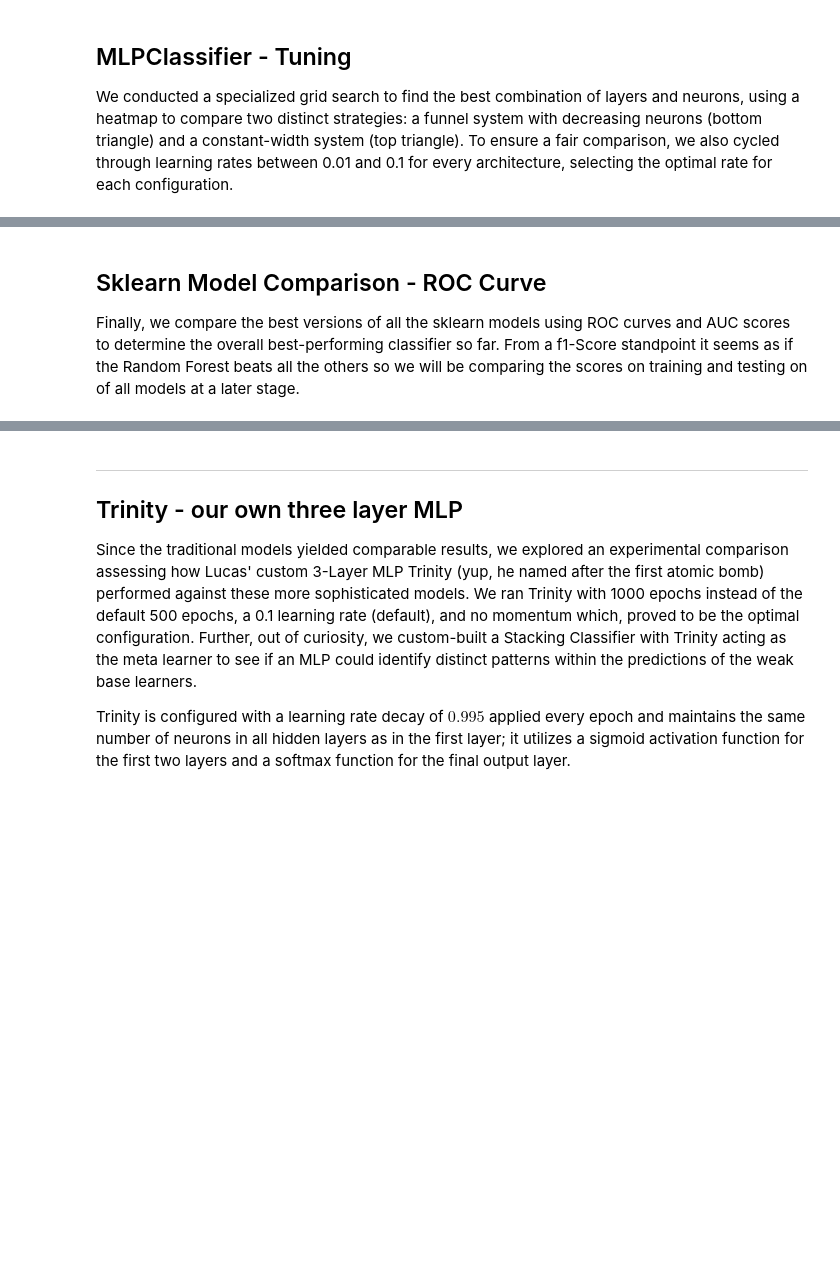
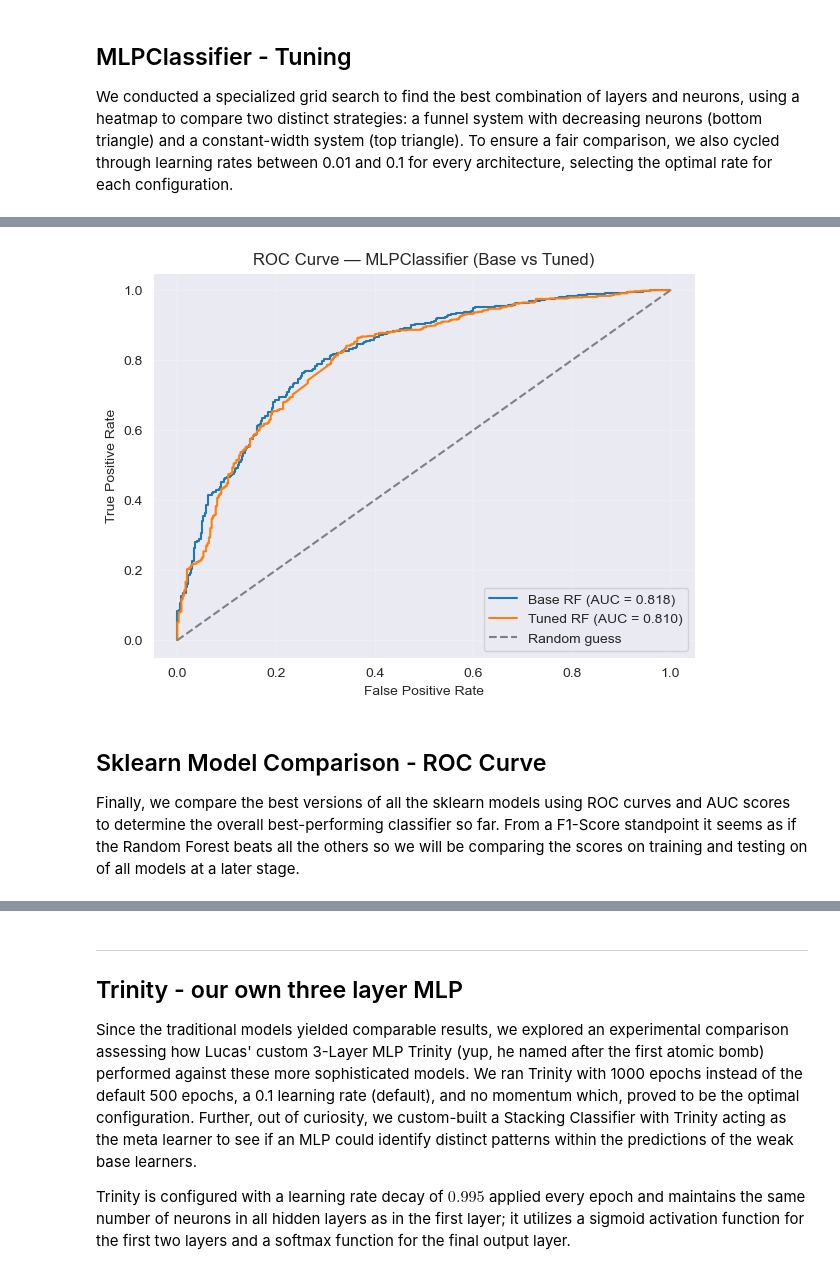
Before and after one commit to durak-dev/MachineLearning-Project, a Jupyter notebook: Modeling_Selection&Tuning.ipynb, the cells around one changed output, grey strips where cells are left out. Saved outputs shown, nothing was run; the diff lists cells and outputs as text; code cells hidden in the pictures; blank space fills up the shorter version.

```diff
--- a/Modeling_Selection&Tuning.ipynb
+++ b/Modeling_Selection&Tuning.ipynb
@@ -489,31 +504,30 @@ Having found the best architecture for the MLPClassifier we now check the score.
 # %%
-y_train_bin = y_train.map({'OK': 1, 'KO': 0})
-y_test_bin  = y_test.map({'OK': 1, 'KO': 0})
+y_proba_mlp_base = mlp.predict_proba(X_test_mlp)[:, 1]
+y_proba_mlp_tuned = mlp_best.predict_proba(X_test_mlp)[:, 1]
 
-y_proba_rf_base = mlp.predict_proba(X_test_af)[:, 1]
-y_proba_rf_tuned = mlp_best.predict_proba(X_test_af)[:, 1]
-
-fpr_base, tpr_base, _ = roc_curve(y_test_bin, y_proba_rf_base)
-fpr_tuned, tpr_tuned, _ = roc_curve(y_test_bin, y_proba_rf_tuned)
+fpr_base, tpr_base, _ = roc_curve(y_test_bin, y_proba_mlp_base)
+fpr_tuned, tpr_tuned, _ = roc_curve(y_test_bin, y_proba_mlp_tuned)
 
 auc_base = roc_auc_score(y_test_bin, y_proba_rf_base)
 auc_tuned = roc_auc_score(y_test_bin, y_proba_rf_tuned)
 
 plt.figure(figsize=(7, 5))
 plt.plot(fpr_base, tpr_base, label=f'Base RF (AUC = {auc_base:.3f})')
 plt.plot(fpr_tuned, tpr_tuned, label=f'Tuned RF (AUC = {auc_tuned:.3f})')
 plt.plot([0, 1], [0, 1], '--', color='grey', label='Random guess')
 
 plt.xlabel('False Positive Rate')
 plt.ylabel('True Positive Rate')
 plt.title('ROC Curve — MLPClassifier (Base vs Tuned)')
 plt.legend()
 plt.grid(alpha=0.2)
 plt.show()
+# %% [output]
+[figure, added]
 # %% [markdown]
 ## Sklearn Model Comparison - ROC Curve
 
-Finally, we compare the best versions of all the sklearn models using ROC curves and AUC scores to determine the overall best-performing classifier so far. From a f1-Score standpoint it seems as if the Random Forest beats all the others so we will be comparing the scores on training and testing on of all models at a later stage.
+Finally, we compare the best versions of all the sklearn models using ROC curves and AUC scores to determine the overall best-performing classifier so far. From a F1-Score standpoint it seems as if the Random Forest beats all the others so we will be comparing the scores on training and testing on of all models at a later stage.
 # %%
 y_proba_lr = lr.predict_proba(X_test_lf)[:, 1]
 y_proba_mlp = mlp_best.predict_proba(X_test_mlp)[:, 1]
```
Also changed, not shown: parts of 13 cells of this notebook, 1 other file.
